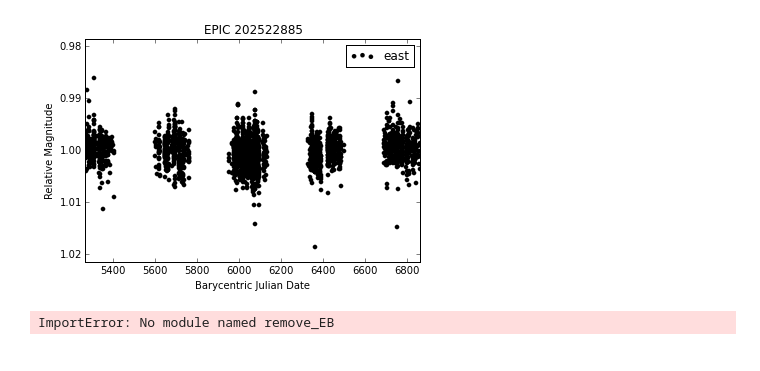
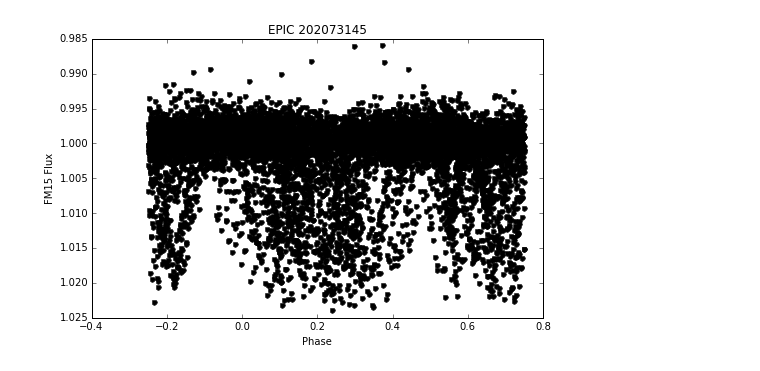
Before and after one commit to jmbhughes/swarced, a Jupyter notebook: plotting_kelt.ipynb, the cells around one changed output. Cells and saved outputs as stored; diff of their text form; code cells hidden in the pictures.

```diff
--- a/plotting_kelt.ipynb
+++ b/plotting_kelt.ipynb
@@ -139,20 +133,23 @@ plot_kelt(202073145, 0)
-# %%
-plot_kelt(202522885, 2, version = "raw")
-# %% [output]
-[figure, removed]
-# %%
-from __future__ import division, print_function
-import remove_EB as remEB
-def plot_phase(epicID,campaign,period, t0, inpath ="/k2_data/lightcurves/"):
-    '''Plots a period folded curve'''
-    epicID,campaign = str(epicID),str(campaign)
-    time, flux = retrieve(epicID,campaign,inpath)
-    fig = pl.figure(figsize=(5 * 1.61803398875,5))
-    pl.title("EPIC " + epicID)
-    phase = remEB.find_phase(time, period, t0)
-    pl.plot((phase + 0.25) % 1 - 0.25,flux,'k.',ms=10)
-    pl.xlabel("Phase")
-    pl.ylabel("FM15 Flux")
-    pl.show()
-# %% [output]
-ImportError: No module named remove_EB
+# %%
+import remove_EB as remEB
+def plot_phase(epic_ID,campaign,period, t0, inpath ="/k2_data/lightcurves/"):
+    #Plots a period folded curve
+    rk = retrieve_kelt(epic_ID, campaign, version='tfa') #connects to the retrieve_kelt function
+    epic_ID,campaign = str(epic_ID),str(campaign) #converts to strings
+    if rk[0] == 0: #when EPIC id is not associated with any data
+        print "EPIC id is not associated with any data"
+    if rk[0] == 1: #when only set of data type (east or west)
+        time, flux = rk[1]['col1'], rk[1]['col2']/np.median(rk[1]['col2']) #defines the corresponding time and flux
+
+    #time, flux = retrieve_kelt(epic_id, campaign, version='tfa')
+    if rk[0] == 2:
+        time, flux = np.append(rk[1]['col1'], rk[2]['col1']), np.append(rk[1]['col2']/np.median(rk[1]['col2']), rk[2]['col2']/np.median(rk[2]['col2']))
+        #previous line connects (appends) the west and east times and fluxes so they are one data set
+    fig = plt.figure(figsize=(5 * 1.61803398875,5))
+    plt.title("EPIC " + epic_ID)
+    phase = remEB.find_phase(time, period, t0)
+    plt.plot((phase + 0.25) % 1 - 0.25,flux,'k.',ms=10)
+    plt.gca().invert_yaxis()
+    plt.xlabel("Phase")
+    plt.ylabel("FM15 Flux")
+    plt.show()
@@ -158,0 +212,4 @@ ImportError: No module named remove_EB
+# %%
+plot_phase(202073145, 0, 1.52, 56774.583 + 2400000)
+# %% [output]
+[figure, added]
```
Also changed, not shown: parts of 24 cells of this notebook, 3 other files.
